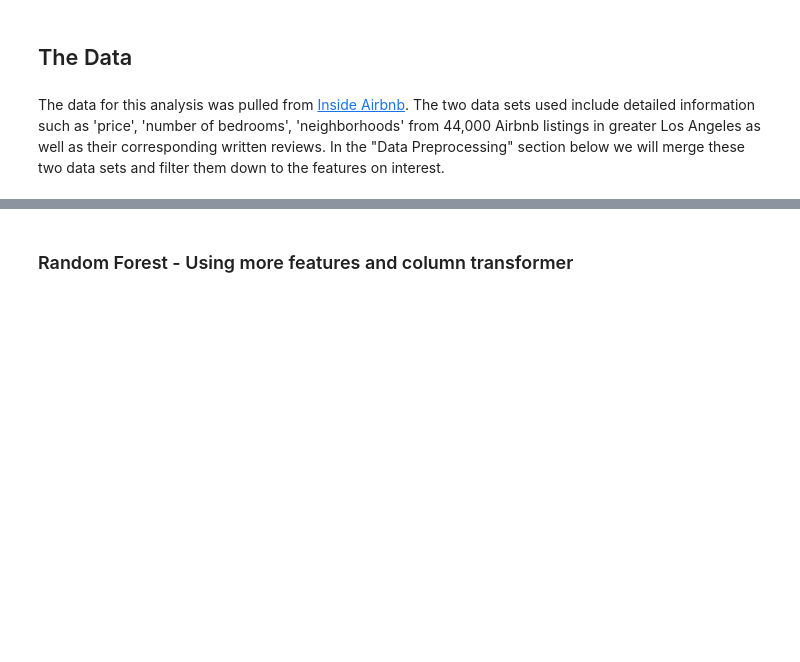
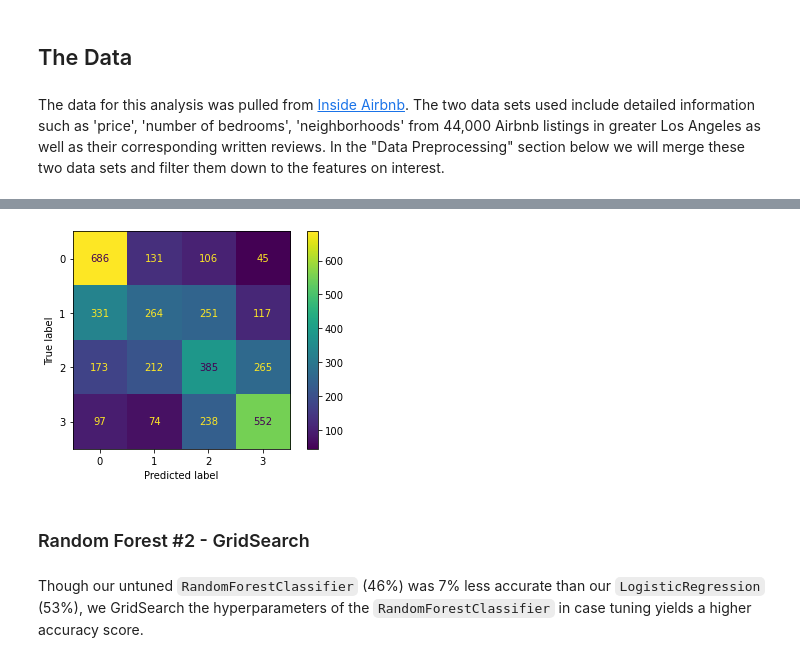
Before and after one commit to jfbr1283/Airbnb_Reviews_Analysis, a Jupyter notebook: working_notebooks/airbnb_nlp_reviews.ipynb, the cells around one changed output, grey strips where cells are left out. Saved outputs shown, nothing was run; the diff lists cells and outputs as text; code cells hidden in the pictures; blank space fills up the shorter version.

```diff
--- a/working_notebooks/airbnb_nlp_reviews.ipynb
+++ b/working_notebooks/airbnb_nlp_reviews.ipynb
@@ -703,0 +372,22 @@ forest_grid.best_score_
+# %%
+#Grid search for hyperparameter tuning the Logistic Regression
+
+#Define parameter grid for the vectorizer and logistic regression
+log_param_grid2 = {
+    'col_tr__text__vec__min_df': [0.01, 0.1, 0.2],
+    'col_tr__text__vec__max_df': [0.9, 0.95, 1.0],
+    'col_tr__text__vec__ngram_range': [(1,1), (1,2), (1,3)],
+    'log__penalty': [None, 'l2', 'l1'],
+    'log__class_weight': [None, 'balanced'],
+    'log__solver': ['lbfgs', 'liblinear'],
+    'log__max_iter': [1000, 10000]
+}
+
+
+log_grid2 = GridSearchCV(pipe_log2, log_param_grid2, cv=5, n_jobs=-2, verbose=3,
+                        scoring='accuracy', return_train_score=True)
+log_grid2.fit(X_train2, y_train2)
+
+print(log_grid2.best_params_)
+print(log_grid2.best_score_)
+print(log_grid2.cv_results_)
@@ -703,0 +396,15 @@ forest_grid.best_score_
+# %%
+# instantiate pipeline for RandomForest Classifier with ColumnTransformer
+pipe_rf2 = Pipeline([("col_tr", transformer), ("rf", RandomForestClassifier(random_state=42))])
+
+# cross-validate & return scores
+rf_scores2 = cross_validate(pipe_rf2, X_train2, y_train2,
+                        cv=5, return_train_score=True, verbose=3, n_jobs=-3)
+
+#print results
+print(rf_scores2)
+print(rf_scores2['test_score'].mean())
+print(rf_scores2['train_score'].mean())
+
+# Cross-Validation Test Accuracy Score: 46.28%
+# Cross-Validation Train Accuracy Score: 100%
@@ -703,0 +418,12 @@ forest_grid.best_score_
+# %%
+#plot confusion matrix
+y_pred_rf_cv2 = cross_val_predict(pipe_rf2, X_train2, y_train2, cv=5)
+
+rf_conf_mat = confusion_matrix(y_train2, y_pred_rf_cv2)
+ConfusionMatrixDisplay(rf_conf_mat).plot();
+# %% [output]
+[figure, added]
+# %% [markdown]
+### Random Forest #2 - GridSearch
+# %% [markdown]
+Though our untuned `RandomForestClassifier` (46%) was 7% less accurate than our `LogisticRegression` (53%), we GridSearch the hyperparameters of the `RandomForestClassifier` in case tuning yields a higher accuracy score.
@@ -707,5 +453,3 @@ y_pred_rf_cv = cross_val_predict(rf_best, X_train_m, y_train_m, cv=5)
 
 rf_conf_mat = confusion_matrix(y_train_m, y_pred_rf_cv)
 ConfusionMatrixDisplay(rf_conf_mat).plot();
-# %% [markdown]
-### Random Forest - Using more features and column transformer
```
Also changed, not shown: parts of 178 cells of this notebook, 1 other file.
